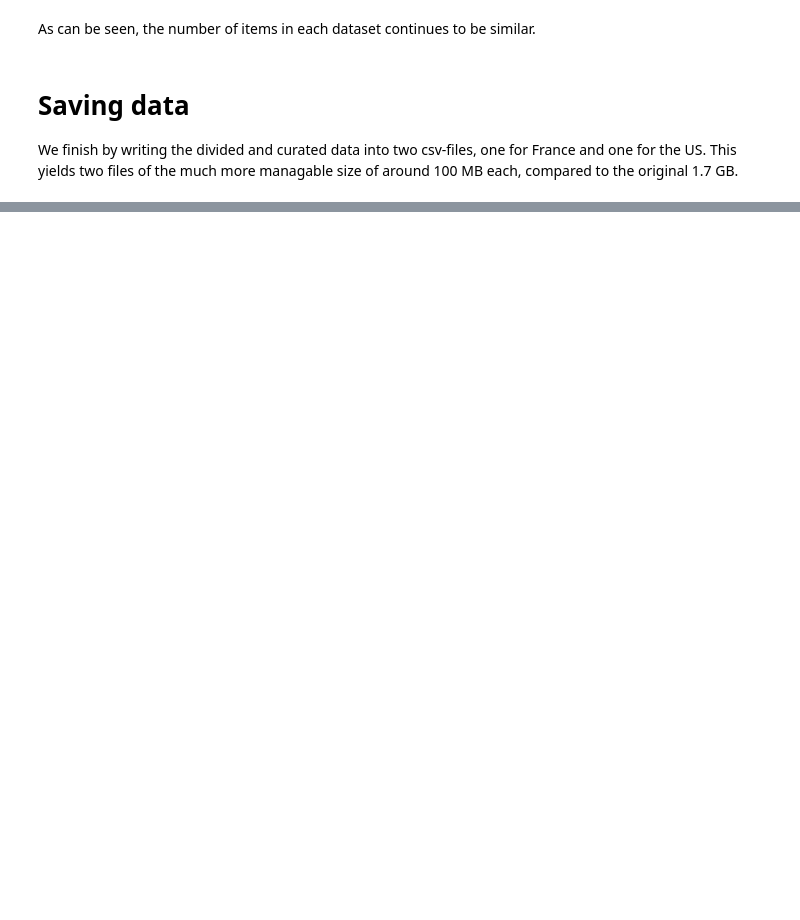
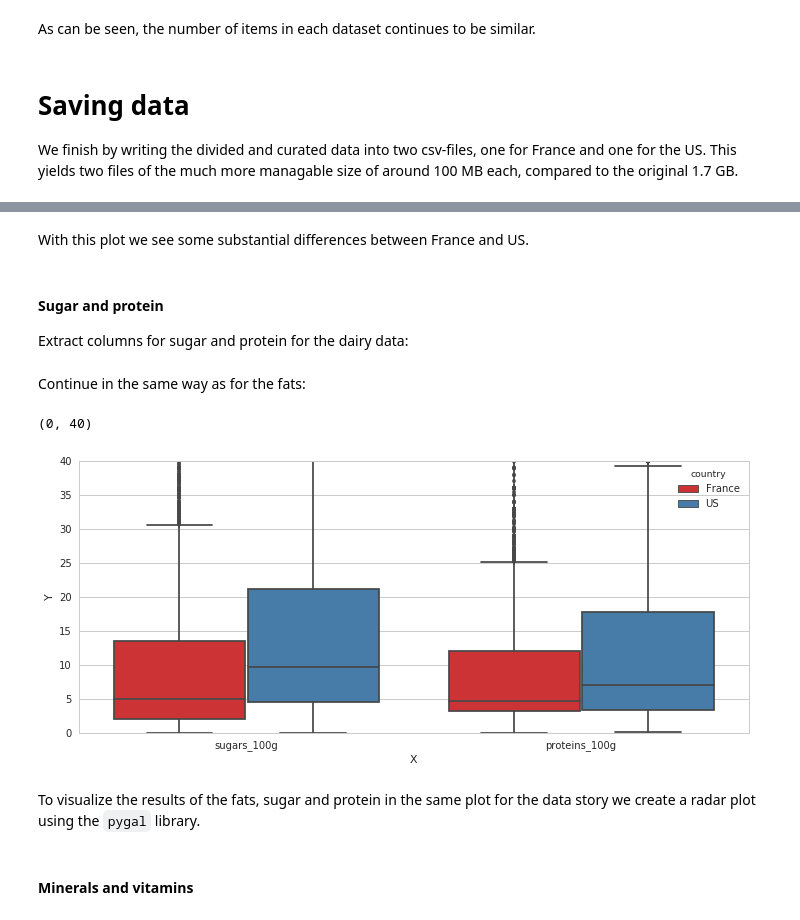
Before and after one commit to emmwel/ADAeda, a Jupyter notebook: Project/data_exploration.ipynb, the cells around one changed output, grey strips where cells are left out. Cells and saved outputs as stored; diff of their text form; code cells hidden in the pictures; blank space fills up the shorter version.

```diff
--- a/Project/data_exploration.ipynb
+++ b/Project/data_exploration.ipynb
@@ -428,0 +427,22 @@ france_data.to_csv(data_folder + "france_data.csv")
+# %% [markdown]
+With this plot we see some substantial differences between France and US.
+# %% [markdown]
+#### Sugar and protein
+Extract columns for sugar and protein for the dairy data:
+# %%
+france_interesting_nutri = france_dairy[['sugars_100g','proteins_100g']].astype(float).replace({0.0:np.nan})
+us_interesting_nutri = us_dairy[['sugars_100g','proteins_100g']].astype(float).replace({0.0:np.nan})
+# %% [markdown]
+Continue in the same way as for the fats:
+# %%
+data_boxplot_other_nutri = rearrange_for_boxplot(france_interesting_nutri,"France").append(rearrange_for_boxplot(us_interesting_nutri,"US"))
+# %%
+plt.figure(figsize=(12,5))
+sns.set(style="whitegrid")
+sns.boxplot(x="X",y ="Y", hue="country", data=data_boxplot_other_nutri, palette="Set1")
+plt.ylim(0, 40)
+# %% [output]
+(0, 40)
+[figure, added]
+# %% [markdown]
+To visualize the results of the fats, sugar and protein in the same plot for the data story we create a radar plot using the `pygal` library.
@@ -428,0 +474,2 @@ france_data.to_csv(data_folder + "france_data.csv")
+# %% [markdown]
+#### Minerals and vitamins
```
Also changed, not shown: parts of 65 cells of this notebook.
